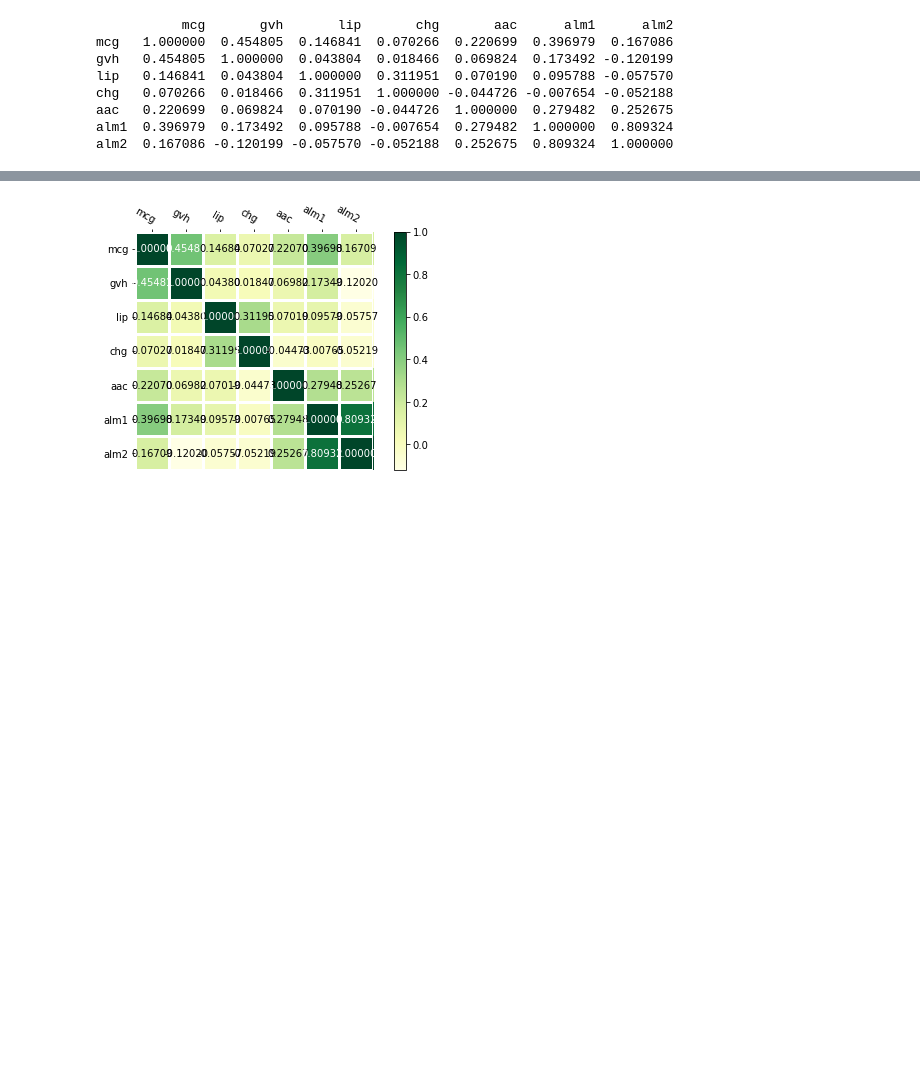
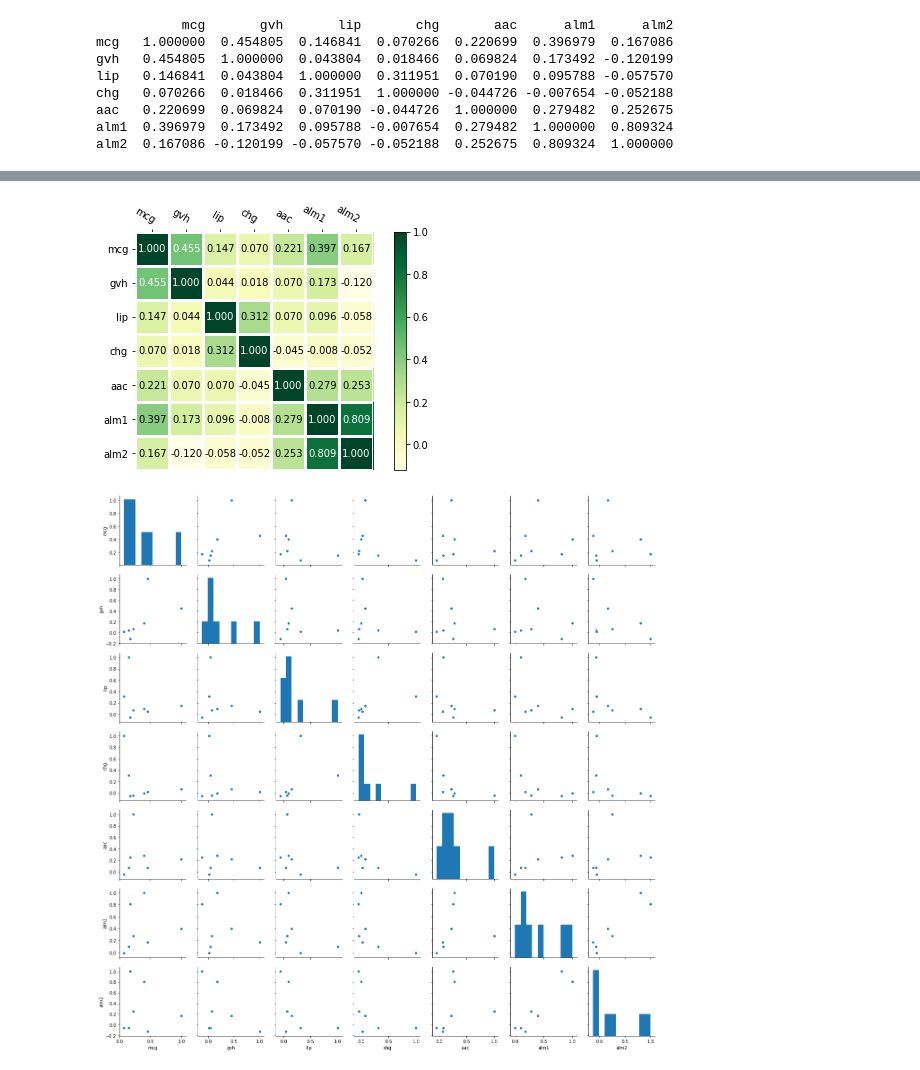
Before and after one commit to NozderkaJakub/python-zadanie-3, a Jupyter notebook: Untitled.ipynb, the cells around one changed output, grey strips where cells are left out. Saved outputs shown, nothing was run; the diff lists cells and outputs as text; code cells hidden in the pictures; blank space fills up the shorter version.

```diff
--- a/Untitled.ipynb
+++ b/Untitled.ipynb
@@ -128,4 +81,5 @@ Analize.draw_regression_curve(mcg_gvh)
 # %%
-Analize.draw_heatmap(Calc.calc_correlation_matrix(quantitative_data))
+Analize.draw_heatmap(Calc.calc_correlation_matrix(quantitative_data, dataframe=True))
 # %% [output]
-[figure, old version]
+[figure, new version]
+[figure, added]
```
Also changed, not shown: parts of 28 cells of this notebook, 3 other files.
